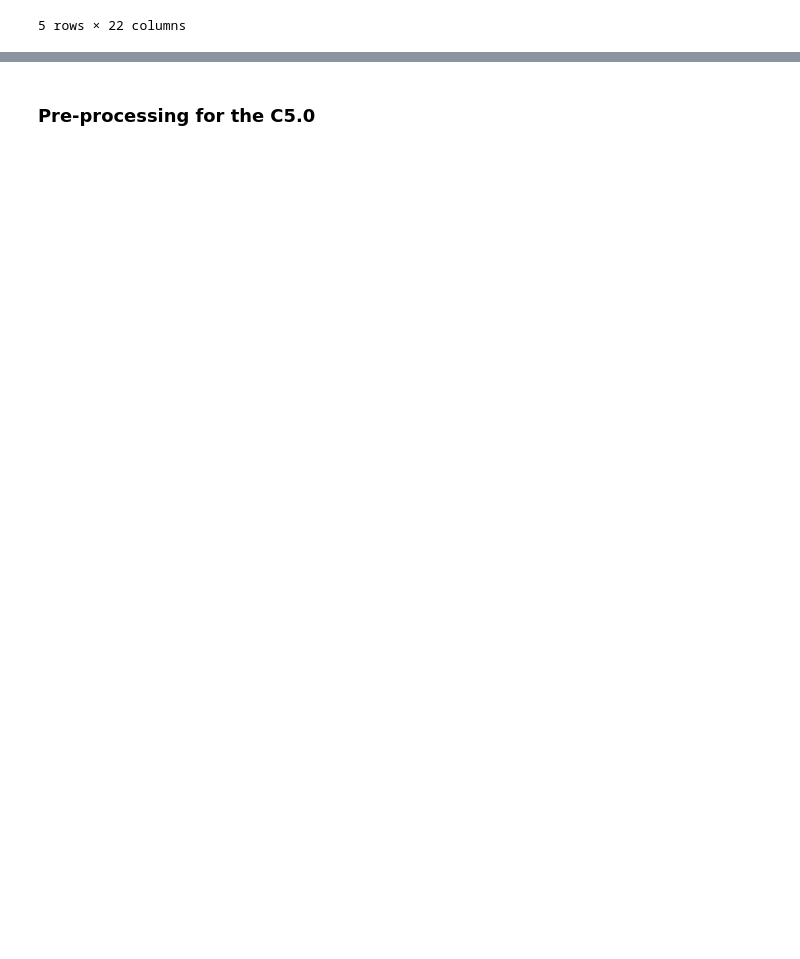
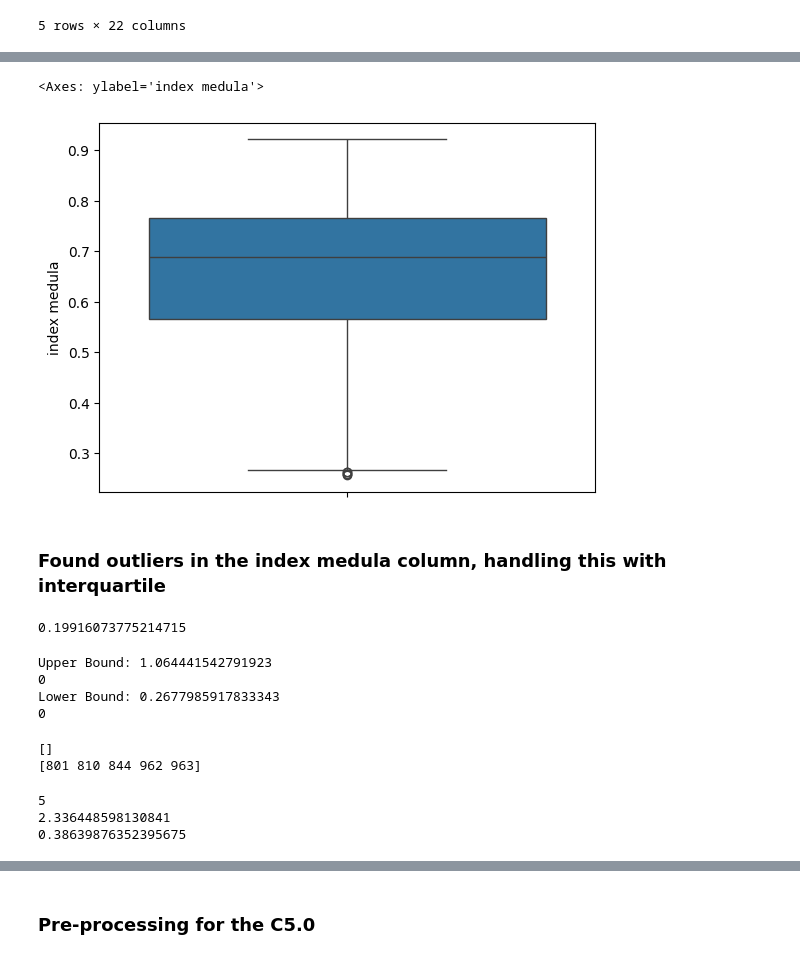
Before and after one commit to rianaditro/classification_web_app, a Jupyter notebook: classification_C5_KNN.ipynb, the cells around one changed output, grey strips where cells are left out. Cells and saved outputs as stored; diff of their text form; code cells hidden in the pictures; blank space fills up the shorter version.

Commit message:
update outliers

```diff
--- a/classification_C5_KNN.ipynb
+++ b/classification_C5_KNN.ipynb
@@ -175,0 +213,49 @@ Name: count, dtype: int64
+# %%
+sns.boxplot(df['index medula'])
+# %% [output]
+<Axes: ylabel='index medula'>
+[figure, added]
+# %% [markdown]
+### Found outliers in the index medula column, handling this with interquartile
+# %%
+# interquartile
+Q1 = np.percentile(df['index medula'], 25, method='midpoint')
+Q3 = np.percentile(df['index medula'], 75, method='midpoint')
+IQR = Q3 - Q1
+print(IQR)
+# %% [output]
+0.19916073775214715
+# %%
+# Above Upper bound
+upper = Q3+1.5*IQR
+upper_array = np.array(df['index medula'] >= upper)
+print("Upper Bound:", upper)
+print(upper_array.sum())
+
+# Below Lower bound
+lower = Q1-1.5*IQR
+lower_array = np.array(df['index medula'] <= lower)
+print("Lower Bound:", lower)
+print(lower_array.sum())
+# %% [output]
+Upper Bound: 1.064441542791923
+0
+Lower Bound: 0.2677985917833343
+0
+# %%
+# Create arrays of Boolean values indicating the outlier rows
+upper_array = np.where(df['index medula'] >= upper)[0]
+lower_array = np.where(df['index medula'] <= lower)[0]
+print(upper_array)
+print(lower_array)
+# %% [output]
+[]
+[801 810 844 962 963]
+# %%
+print(len(lower_array))
+print((len(lower_array)/214)*100)
+print((len(lower_array)/1294)*100)
+# %% [output]
+5
+2.336448598130841
+0.38639876352395675
```
Also changed, not shown: parts of 62 cells of this notebook.
